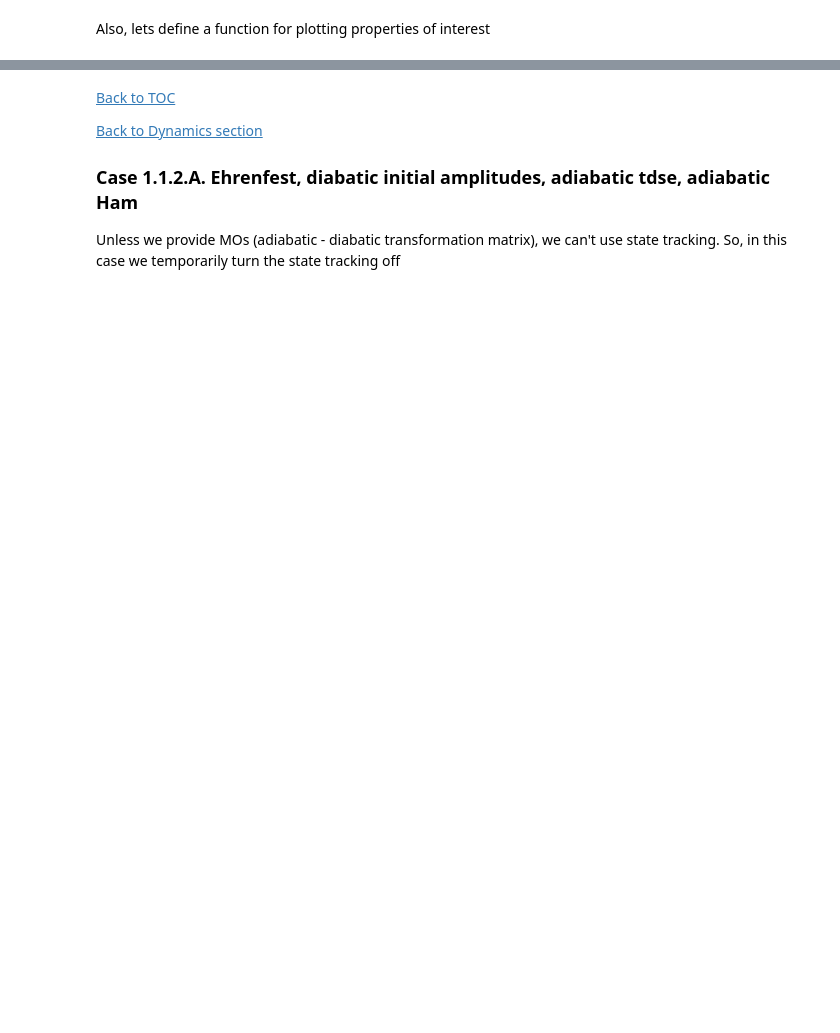
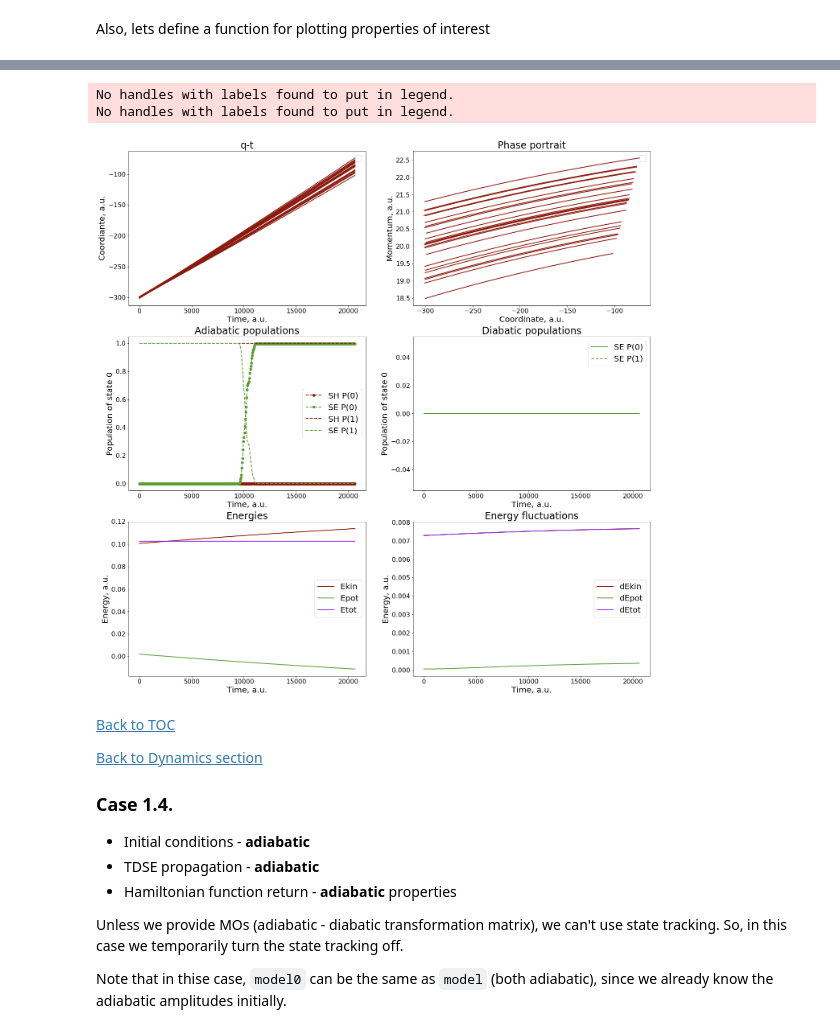
Before and after one commit to Quantum-Dynamics-Hub/libra-code, a Jupyter notebook: notebooks/Example16_Dynamics/Dynamics_Tutorial-2.ipynb, the cells around one changed output, grey strips where cells are left out. Cells and saved outputs as stored; diff of their text form; code cells hidden in the pictures; blank space fills up the shorter version.

```diff
--- a/notebooks/Example16_Dynamics/Dynamics_Tutorial-2.ipynb
+++ b/notebooks/Example16_Dynamics/Dynamics_Tutorial-2.ipynb
@@ -611,10 +594,26 @@ No handles with labels found to put in legend.
+# %%
+dyn_params.update({"prefix":"T2-1-3", "do_phase_correction":0})
+model_params = {"model":2, "model0":1}
+res = dynamics_recipes_Ehrenfest.Ehrenfest_dia0_adi_adih(q, p, iM, dyn_params, compute_model, model_params, init_elec, rnd)
+dyn_params["do_phase_correction"]=1
+plot_dyn(res)
+# %% [output]
+No handles with labels found to put in legend.
+No handles with labels found to put in legend.
+[figure, added]
 # %% [markdown]
-<a name="case-1-1-2-A"></a>
+<a name="case-1-4"></a>
 [Back to TOC](#TOC)
 
 [Back to Dynamics section](#dynamics)
 
-### Case 1.1.2.A.  Ehrenfest, diabatic initial amplitudes, adiabatic tdse, adiabatic Ham
+### Case 1.4.
 
-Unless we provide MOs (adiabatic - diabatic transformation matrix), we can't use state tracking. So, in this case we temporarily turn the state tracking off
+* Initial conditions - **adiabatic**
+* TDSE propagation - **adiabatic**
+* Hamiltonian function return - **adiabatic** properties
+
+Unless we provide MOs (adiabatic - diabatic transformation matrix), we can't use state tracking. So, in this case we temporarily turn the state tracking off.
+
+Note that in thise case, ``model0`` can be the same as ``model`` (both adiabatic), since we already know the adiabatic amplitudes initially.
 # %%
```
Also changed, not shown: parts of 29 cells of this notebook, 10 other files.
